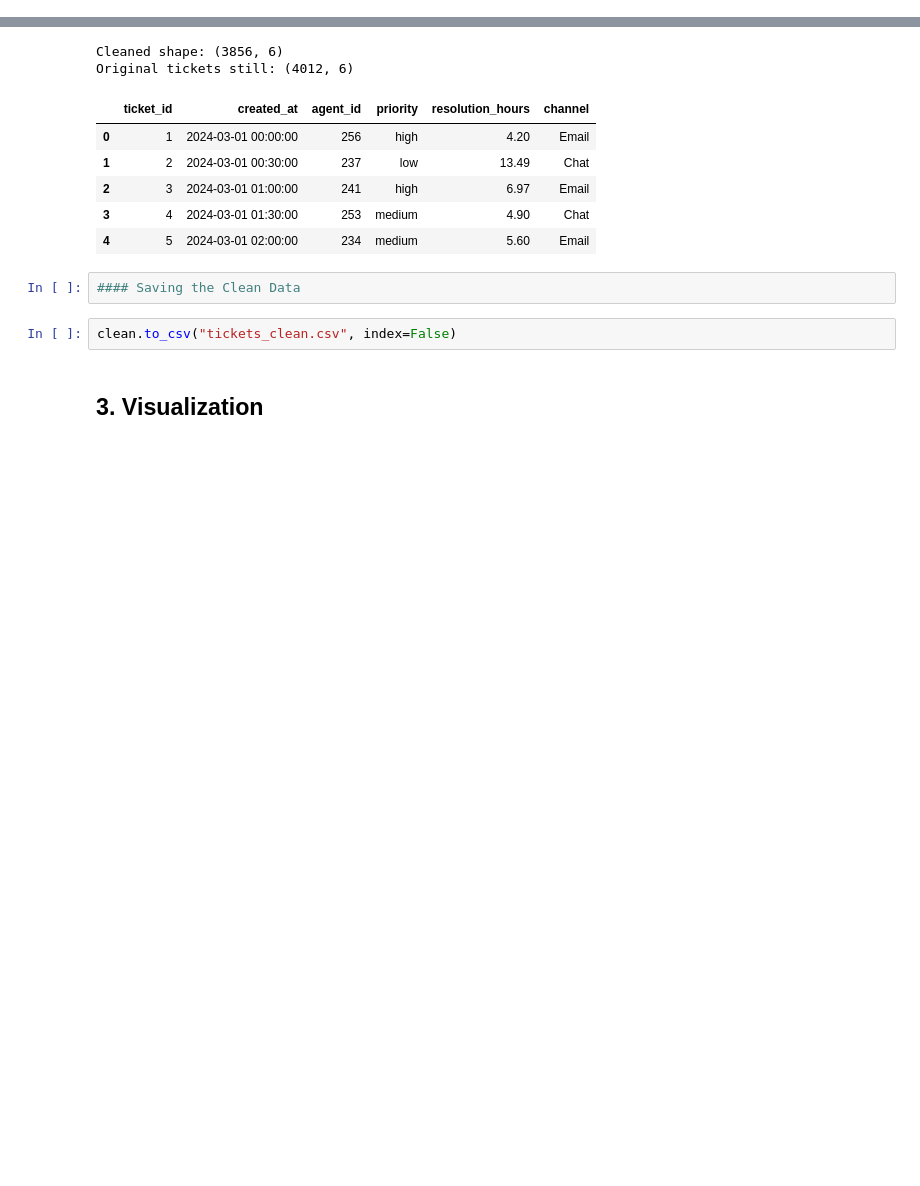
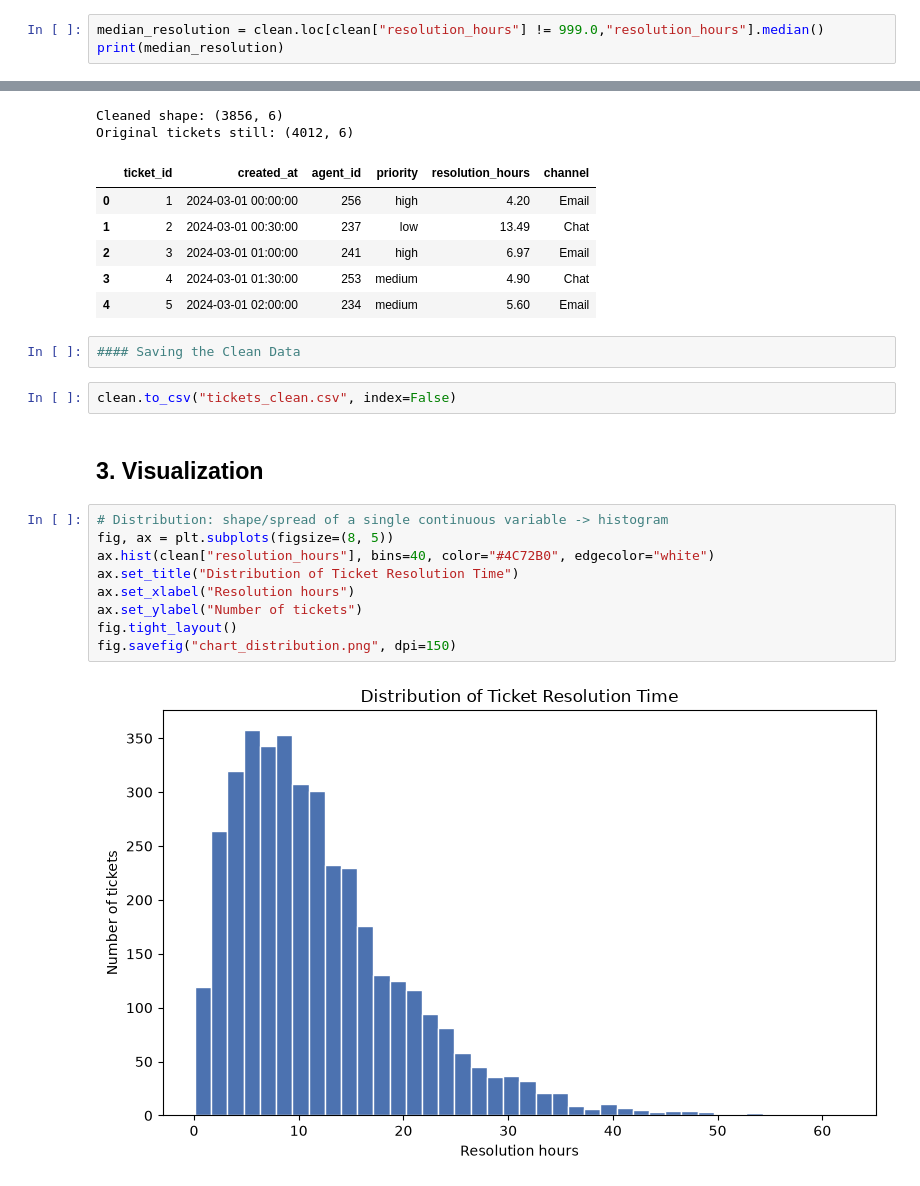
Before and after one commit to Timothious-arhamsoft/DailyTask, a Jupyter notebook: Eda_assessment/eda_assessment_solution.ipynb, the cells around one changed output, grey strips where cells are left out. Saved outputs shown, nothing was run; the diff lists cells and outputs as text; blank space fills up the shorter version.

```diff
--- a/Eda_assessment/eda_assessment_solution.ipynb
+++ b/Eda_assessment/eda_assessment_solution.ipynb
@@ -172,0 +170,3 @@ print(median_resolution)
+# %%
+median_resolution = clean.loc[clean["resolution_hours"] != 999.0,"resolution_hours"].median()
+print(median_resolution)
@@ -200,3 +202,14 @@ Original tickets still: (4012, 6)
 clean.to_csv("tickets_clean.csv", index=False)
 # %% [markdown]
 ## 3. Visualization
+# %%
+# Distribution: shape/spread of a single continuous variable -> histogram
+fig, ax = plt.subplots(figsize=(8, 5))
+ax.hist(clean["resolution_hours"], bins=40, color="#4C72B0", edgecolor="white")
+ax.set_title("Distribution of Ticket Resolution Time")
+ax.set_xlabel("Resolution hours")
+ax.set_ylabel("Number of tickets")
+fig.tight_layout()
+fig.savefig("chart_distribution.png", dpi=150)
+# %% [output]
+[figure, added]
```
Also changed, not shown: parts of 9 cells of this notebook, 5 other files.
